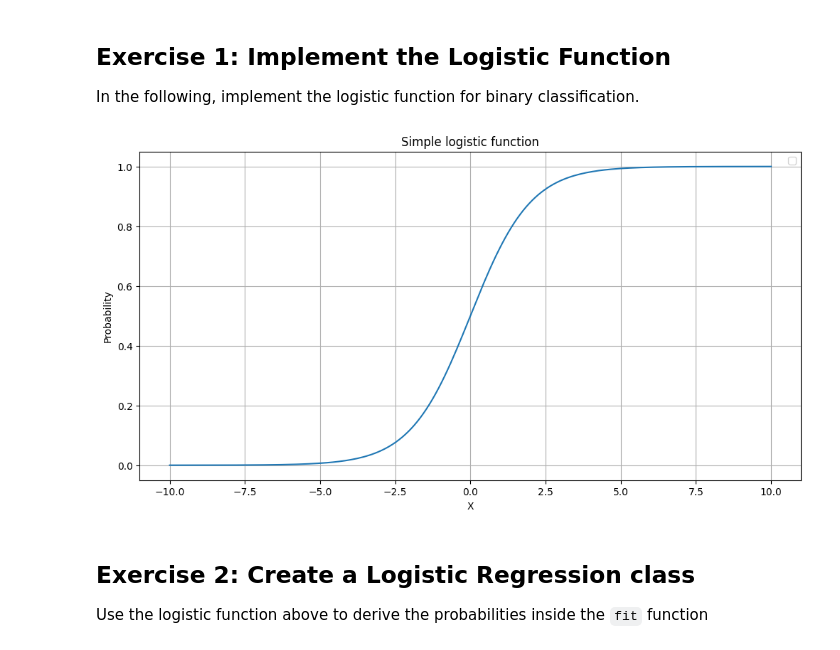
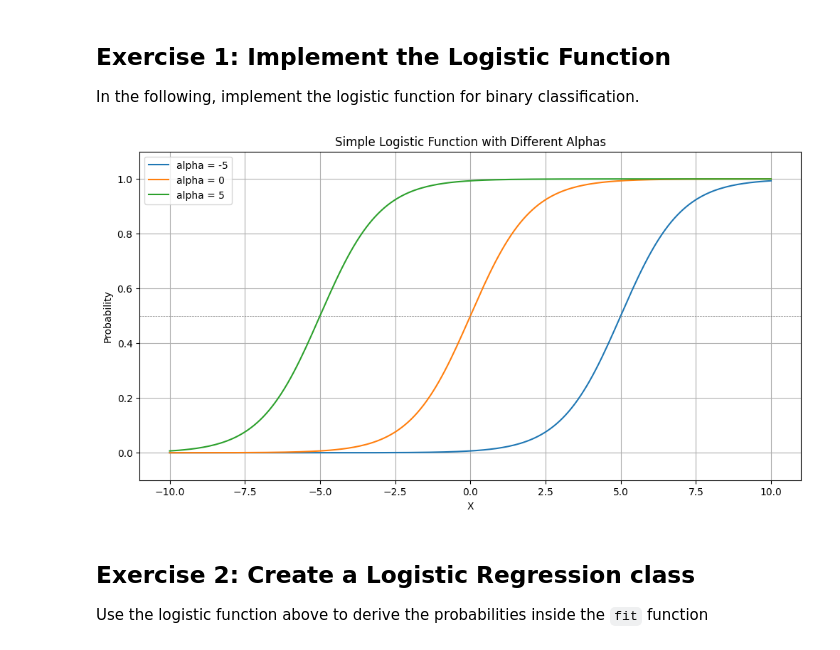
Before and after one commit to IST407/fixed2-student-lectures-ryanmyers08, a Jupyter notebook: 9-week9/lab-exercises.ipynb, the cells around one changed output. Cells and saved outputs as stored; diff of their text form; code cells hidden in the pictures.

```diff
--- a/9-week9/lab-exercises.ipynb
+++ b/9-week9/lab-exercises.ipynb
@@ -5,26 +5,30 @@ In the following, implement the logistic function for binary classification.
 # %%
 import numpy as np
 import matplotlib.pyplot as plt
 
-def logistic_function(X):
-    #YOUR CODE HERE
-    pass
-
+def logistic_function(X, alpha):
+    return 1 / (1 + np.exp(-(X + alpha)))
 
 # Graph 1: Modifying alpha (intercept term)
-x = np.linspace(-10, 10, 200)  # Generate 200 points between -10 and 10
+X = np.linspace(-10, 10, 200)  # Generate 200 points between -10 and 10
 alphas = [-5, 0, 5]  # Different values of alpha to shift the curve
 
 plt.figure(figsize=(12, 6))
-plt.plot(x, logistic_function(x))
-plt.title('Simple logistic function')
+
+# Plot the logistic function for each alpha
+for alpha in alphas:
+    plt.plot(X, logistic_function(X, alpha), label=f'alpha = {alpha}')
+
+plt.title('Simple Logistic Function with Different Alphas')
 plt.xlabel('X')
 plt.ylabel('Probability')
 plt.legend()
 plt.grid(True)
+plt.ylim(-0.1, 1.1)  # Set limits for better visualization
+plt.axhline(0.5, color='gray', linestyle='--', linewidth=0.5)  # Add a horizontal line at 0.5
 plt.show()
 # %% [output]
-[figure, old version]
+[figure, new version]
 # %% [markdown]
 ## Exercise 2: Create a Logistic Regression class
 
```
Also changed, not shown: parts of 4 cells of this notebook.
